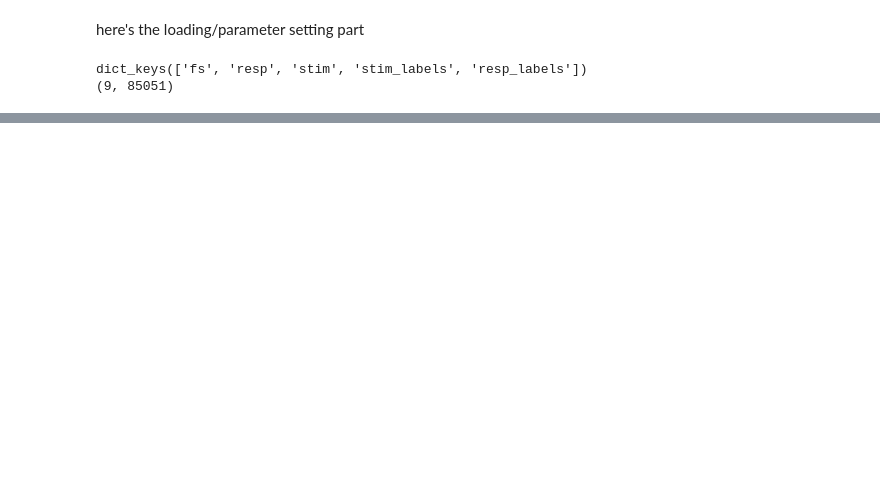
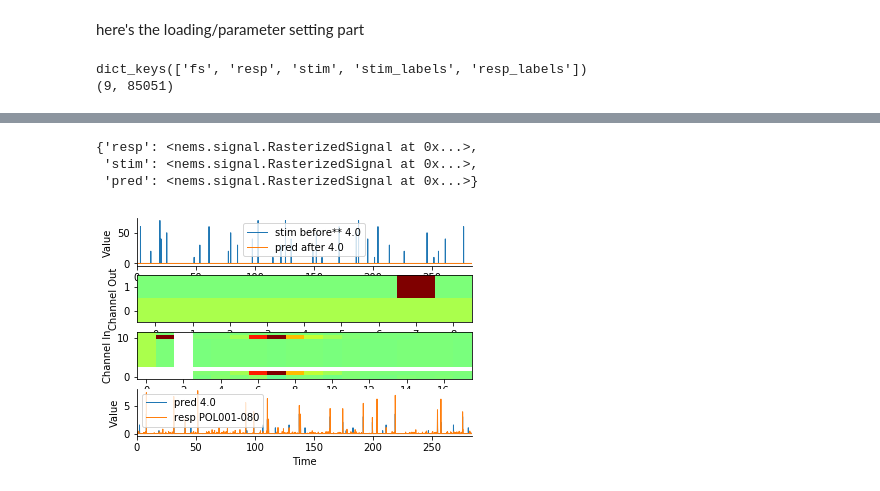
Before and after one commit to LBHB/NEMS0, a Jupyter notebook: notebooks/demo_2p.ipynb, the cells around one changed output, grey strips where cells are left out. Saved outputs shown, nothing was run; the diff lists cells and outputs as text; code cells hidden in the pictures; blank space fills up the shorter version.

```diff
--- a/notebooks/demo_2p.ipynb
+++ b/notebooks/demo_2p.ipynb
@@ -49,6 +66,7 @@ load_command='nems.demo.loaders.load_polley_data'
 # MODEL SPEC
 # modelspecname = 'dlog_wcg18x1_stp1_fir1x15_lvl1_dexp1'
 modelspecname = 'wc.9x1.g-fir.1x15-lvl.1'
+modelspecname = 'dlog-wc.9x2.g-fir.2x15-lvl.1'
 meta = {'cellid': cellid, 'batch': batch, 'modelname': modelspecname}
 # %%
 from nems.demo.loaders import load_polley_data
@@ -124,4 +159,14 @@ ctx, log_xf = xforms.evaluate(xfspec)
+# %%
+ctx['val'].signals
+# %% [output]
+{'resp': <nems.signal.RasterizedSignal at 0x...>,
+ 'stim': <nems.signal.RasterizedSignal at 0x...>,
+ 'pred': <nems.signal.RasterizedSignal at 0x...>}
 # %%
 # testing new plotting system
 modelspec = ctx['modelspec']
-modelspec.quickplot(ctx['val'])
+modelspec[0]['plot_fn_idx']=2
+fig=modelspec.quickplot(ctx['val'])
+fig.show()
+# %% [output]
+[figure, added]
```
Also changed, not shown: parts of 9 cells of this notebook.
